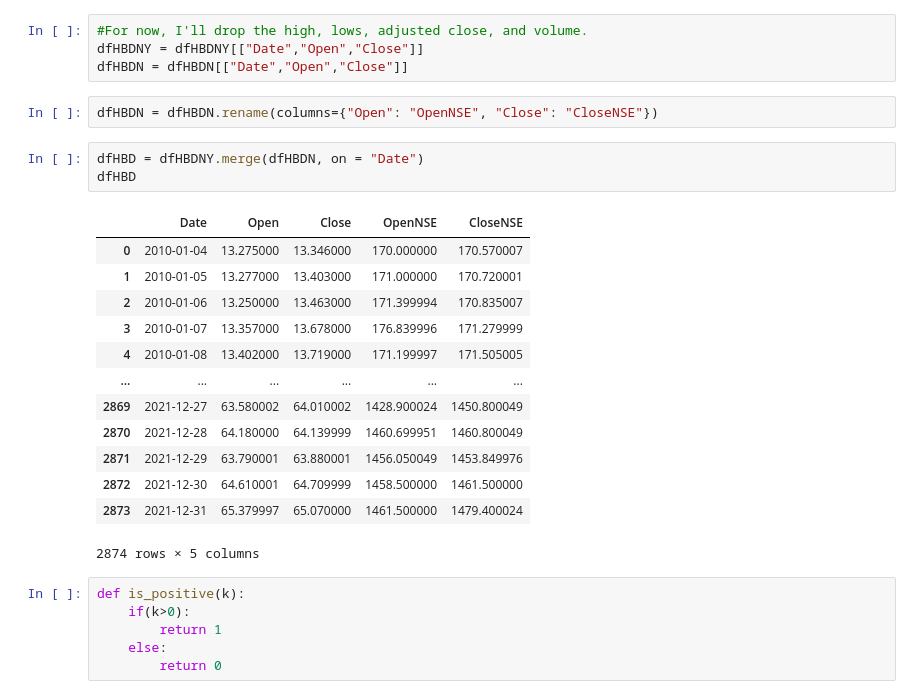
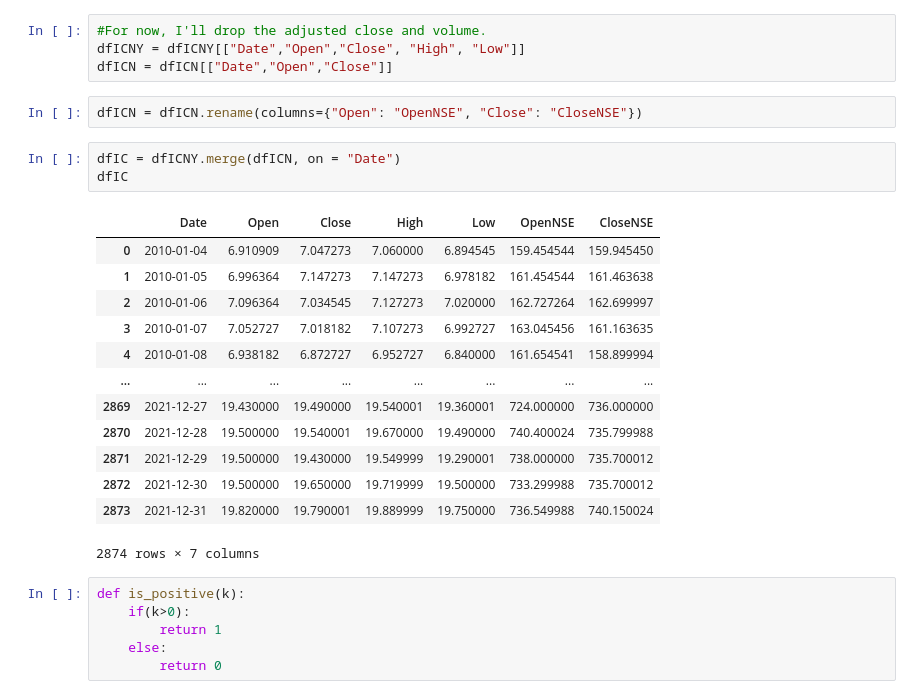
Before and after one commit to jeffreywhat/6103-NYSE-NSE-Set-Project, a Jupyter notebook: P1EDA.ipynb, the cells around one changed output. Cells and saved outputs as stored; diff of their text form.

```diff
--- a/P1EDA.ipynb
+++ b/P1EDA.ipynb
@@ -66,27 +67,27 @@ dfHBDN
 2969 rows × 7 columns
 # %%
-#For now, I'll drop the high, lows, adjusted close, and volume.
-dfHBDNY = dfHBDNY[["Date","Open","Close"]]
-dfHBDN = dfHBDN[["Date","Open","Close"]]
+#For now, I'll drop the adjusted close and volume.
+dfICNY = dfICNY[["Date","Open","Close", "High", "Low"]]
+dfICN = dfICN[["Date","Open","Close"]]
 # %%
-dfHBDN = dfHBDN.rename(columns={"Open": "OpenNSE", "Close": "CloseNSE"})
+dfICN = dfICN.rename(columns={"Open": "OpenNSE", "Close": "CloseNSE"})
-# %%
-dfHBD = dfHBDNY.merge(dfHBDN, on = "Date")
-dfHBD
-# %% [output]
-|  | Date | Open | Close | OpenNSE | CloseNSE |
-| 0 | 2010-01-04 | 13.275000 | 13.346000 | 170.000000 | 170.570007 |
-| 1 | 2010-01-05 | 13.277000 | 13.403000 | 171.000000 | 170.720001 |
-| 2 | 2010-01-06 | 13.250000 | 13.463000 | 171.399994 | 170.835007 |
-| 3 | 2010-01-07 | 13.357000 | 13.678000 | 176.839996 | 171.279999 |
-| 4 | 2010-01-08 | 13.402000 | 13.719000 | 171.199997 | 171.505005 |
-| ... | ... | ... | ... | ... | ... |
-| 2869 | 2021-12-27 | 63.580002 | 64.010002 | 1428.900024 | 1450.800049 |
-| 2870 | 2021-12-28 | 64.180000 | 64.139999 | 1460.699951 | 1460.800049 |
-| 2871 | 2021-12-29 | 63.790001 | 63.880001 | 1456.050049 | 1453.849976 |
-| 2872 | 2021-12-30 | 64.610001 | 64.709999 | 1458.500000 | 1461.500000 |
-| 2873 | 2021-12-31 | 65.379997 | 65.070000 | 1461.500000 | 1479.400024 |
-2874 rows × 5 columns
+# %%
+dfIC = dfICNY.merge(dfICN, on = "Date")
+dfIC
+# %% [output]
+|  | Date | Open | Close | High | Low | OpenNSE | CloseNSE |
+| 0 | 2010-01-04 | 6.910909 | 7.047273 | 7.060000 | 6.894545 | 159.454544 | 159.945450 |
+| 1 | 2010-01-05 | 6.996364 | 7.147273 | 7.147273 | 6.978182 | 161.454544 | 161.463638 |
+| 2 | 2010-01-06 | 7.096364 | 7.034545 | 7.127273 | 7.020000 | 162.727264 | 162.699997 |
+| 3 | 2010-01-07 | 7.052727 | 7.018182 | 7.107273 | 6.992727 | 163.045456 | 161.163635 |
+| 4 | 2010-01-08 | 6.938182 | 6.872727 | 6.952727 | 6.840000 | 161.654541 | 158.899994 |
+| ... | ... | ... | ... | ... | ... | ... | ... |
+| 2869 | 2021-12-27 | 19.430000 | 19.490000 | 19.540001 | 19.360001 | 724.000000 | 736.000000 |
+| 2870 | 2021-12-28 | 19.500000 | 19.540001 | 19.670000 | 19.490000 | 740.400024 | 735.799988 |
+| 2871 | 2021-12-29 | 19.500000 | 19.430000 | 19.549999 | 19.290001 | 738.000000 | 735.700012 |
+| 2872 | 2021-12-30 | 19.500000 | 19.650000 | 19.719999 | 19.500000 | 733.299988 | 735.700012 |
+| 2873 | 2021-12-31 | 19.820000 | 19.790001 | 19.889999 | 19.750000 | 736.549988 | 740.150024 |
+2874 rows × 7 columns
 # %%
 def is_positive(k):
     if(k>0):
```
Also changed, not shown: parts of 16 cells of this notebook, 48 other files.
